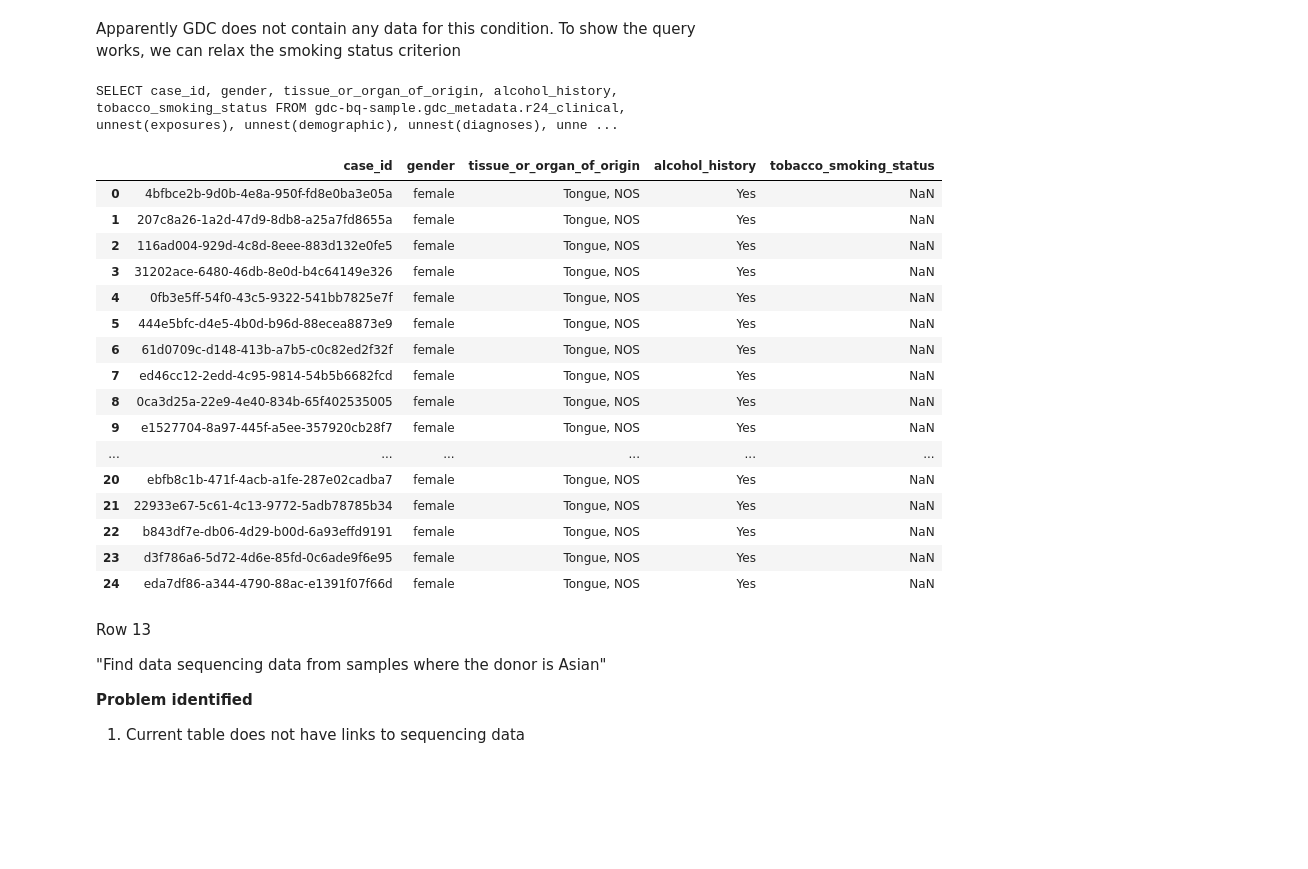
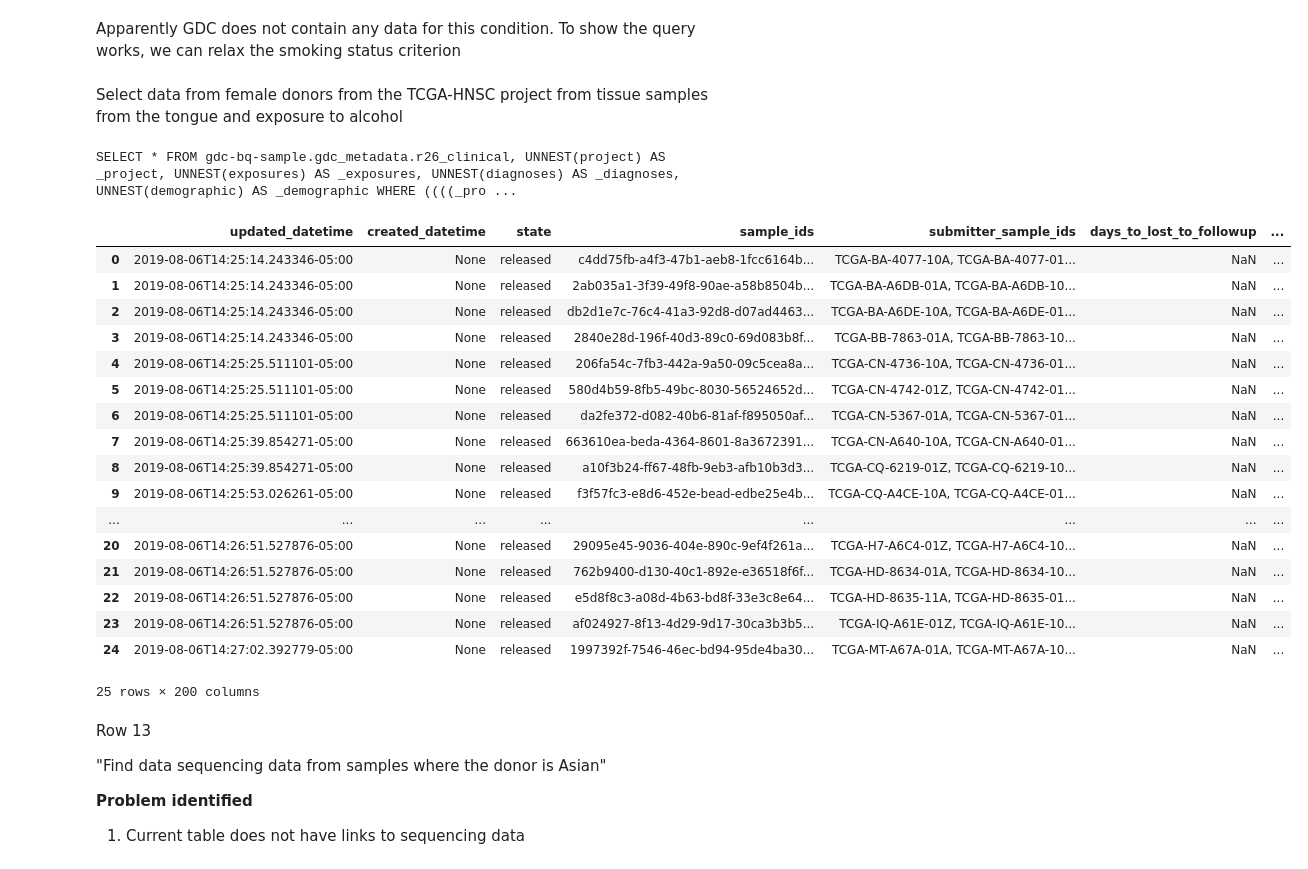
Before and after one commit to CancerDataAggregator/translator-prototype, a Jupyter notebook: CDA-MVP-Query-examples.ipynb, the cells around one changed output. Cells and saved outputs as stored; diff of their text form; code cells hidden in the pictures; blank space fills up the shorter version.

```diff
--- a/CDA-MVP-Query-examples.ipynb
+++ b/CDA-MVP-Query-examples.ipynb
@@ -109,29 +114,38 @@ SELECT case_id, gender, tissue_or_organ_of_origin, alcohol_history, tobacco_smok
 # %% [markdown]
 Apparently GDC does not contain any data for this condition. To show the query works, we can relax the smoking status criterion
-# %%
-columns = ['case_id', 'gender', 'tissue_or_organ_of_origin', 'alcohol_history', 'tobacco_smoking_status']
-q = c1.And(c2).And(c3).And(c4)
-print(q.sql(columns, dataset))
-q.as_df(columns, dataset)
-# %% [output]
-SELECT case_id, gender, tissue_or_organ_of_origin, alcohol_history, tobacco_smoking_status FROM gdc-bq-sample.gdc_metadata.r24_clinical, unnest(exposures), unnest(demographic), unnest(diagnoses), unne ...
-|  | case_id | gender | tissue_or_organ_of_origin | alcohol_history | tobacco_smoking_status |
-| 0 | 4bfbce2b-9d0b-4e8a-950f-fd8e0ba3e05a | female | Tongue, NOS | Yes | NaN |
-| 1 | 207c8a26-1a2d-47d9-8db8-a25a7fd8655a | female | Tongue, NOS | Yes | NaN |
-| 2 | 116ad004-929d-4c8d-8eee-883d132e0fe5 | female | Tongue, NOS | Yes | NaN |
-| 3 | 31202ace-6480-46db-8e0d-b4c64149e326 | female | Tongue, NOS | Yes | NaN |
-| 4 | 0fb3e5ff-54f0-43c5-9322-541bb7825e7f | female | Tongue, NOS | Yes | NaN |
-| 5 | 444e5bfc-d4e5-4b0d-b96d-88ecea8873e9 | female | Tongue, NOS | Yes | NaN |
-| 6 | 61d0709c-d148-413b-a7b5-c0c82ed2f32f | female | Tongue, NOS | Yes | NaN |
-| 7 | ed46cc12-2edd-4c95-9814-54b5b6682fcd | female | Tongue, NOS | Yes | NaN |
-| 8 | 0ca3d25a-22e9-4e40-834b-65f402535005 | female | Tongue, NOS | Yes | NaN |
-| 9 | e1527704-8a97-445f-a5ee-357920cb28f7 | female | Tongue, NOS | Yes | NaN |
-| ... | ... | ... | ... | ... | ... |
-| 20 | ebfb8c1b-471f-4acb-a1fe-287e02cadba7 | female | Tongue, NOS | Yes | NaN |
-| 21 | 22933e67-5c61-4c13-9772-5adb78785b34 | female | Tongue, NOS | Yes | NaN |
-| 22 | b843df7e-db06-4d29-b00d-6a93effd9191 | female | Tongue, NOS | Yes | NaN |
-| 23 | d3f786a6-5d72-4d6e-85fd-0c6ade9f6e95 | female | Tongue, NOS | Yes | NaN |
-| 24 | eda7df86-a344-4790-88ac-e1391f07f66d | female | Tongue, NOS | Yes | NaN |
+# %% [markdown]
+Select data from female donors from the TCGA-HNSC project from tissue samples from the tongue and exposure to alcohol
+# %%
+c1 = C('project.project_id', '=', 'TCGA-HNSC')
+c2 = C('demographic.gender', '=', 'female')
+c3 = C('diagnoses.tissue_or_organ_of_origin', '=', 'Tongue, NOS')
+c4 = C('exposures.alcohol_history', '=', 'Yes')
+
+c = c1.And(c2).And(c3).And(c4)
+print(dataset.sql(c))
+rows = dataset.query(c)
+
+rows.to_dataframe()
+# %% [output]
+SELECT * FROM gdc-bq-sample.gdc_metadata.r26_clinical, UNNEST(project) AS _project, UNNEST(exposures) AS _exposures, UNNEST(diagnoses) AS _diagnoses, UNNEST(demographic) AS _demographic WHERE ((((_pro ...
+|  | updated_datetime | created_datetime | state | sample_ids | submitter_sample_ids | days_to_lost_to_followup | ... |
+| 0 | 2019-08-06T14:25:14.243346-05:00 | None | released | c4dd75fb-a4f3-47b1-aeb8-1fcc6164b... | TCGA-BA-4077-10A, TCGA-BA-4077-01... | NaN | ... |
+| 1 | 2019-08-06T14:25:14.243346-05:00 | None | released | 2ab035a1-3f39-49f8-90ae-a58b8504b... | TCGA-BA-A6DB-01A, TCGA-BA-A6DB-10... | NaN | ... |
+| 2 | 2019-08-06T14:25:14.243346-05:00 | None | released | db2d1e7c-76c4-41a3-92d8-d07ad4463... | TCGA-BA-A6DE-10A, TCGA-BA-A6DE-01... | NaN | ... |
+| 3 | 2019-08-06T14:25:14.243346-05:00 | None | released | 2840e28d-196f-40d3-89c0-69d083b8f... | TCGA-BB-7863-01A, TCGA-BB-7863-10... | NaN | ... |
+| 4 | 2019-08-06T14:25:25.511101-05:00 | None | released | 206fa54c-7fb3-442a-9a50-09c5cea8a... | TCGA-CN-4736-10A, TCGA-CN-4736-01... | NaN | ... |
+| 5 | 2019-08-06T14:25:25.511101-05:00 | None | released | 580d4b59-8fb5-49bc-8030-56524652d... | TCGA-CN-4742-01Z, TCGA-CN-4742-01... | NaN | ... |
+| 6 | 2019-08-06T14:25:25.511101-05:00 | None | released | da2fe372-d082-40b6-81af-f895050af... | TCGA-CN-5367-01A, TCGA-CN-5367-01... | NaN | ... |
+| 7 | 2019-08-06T14:25:39.854271-05:00 | None | released | 663610ea-beda-4364-8601-8a3672391... | TCGA-CN-A640-10A, TCGA-CN-A640-01... | NaN | ... |
+| 8 | 2019-08-06T14:25:39.854271-05:00 | None | released | a10f3b24-ff67-48fb-9eb3-afb10b3d3... | TCGA-CQ-6219-01Z, TCGA-CQ-6219-10... | NaN | ... |
+| 9 | 2019-08-06T14:25:53.026261-05:00 | None | released | f3f57fc3-e8d6-452e-bead-edbe25e4b... | TCGA-CQ-A4CE-10A, TCGA-CQ-A4CE-01... | NaN | ... |
+| ... | ... | ... | ... | ... | ... | ... | ... |
+| 20 | 2019-08-06T14:26:51.527876-05:00 | None | released | 29095e45-9036-404e-890c-9ef4f261a... | TCGA-H7-A6C4-01Z, TCGA-H7-A6C4-10... | NaN | ... |
+| 21 | 2019-08-06T14:26:51.527876-05:00 | None | released | 762b9400-d130-40c1-892e-e36518f6f... | TCGA-HD-8634-01A, TCGA-HD-8634-10... | NaN | ... |
+| 22 | 2019-08-06T14:26:51.527876-05:00 | None | released | e5d8f8c3-a08d-4b63-bd8f-33e3c8e64... | TCGA-HD-8635-11A, TCGA-HD-8635-01... | NaN | ... |
+| 23 | 2019-08-06T14:26:51.527876-05:00 | None | released | af024927-8f13-4d29-9d17-30ca3b3b5... | TCGA-IQ-A61E-01Z, TCGA-IQ-A61E-10... | NaN | ... |
+| 24 | 2019-08-06T14:27:02.392779-05:00 | None | released | 1997392f-7546-46ec-bd94-95de4ba30... | TCGA-MT-A67A-01A, TCGA-MT-A67A-10... | NaN | ... |
+25 rows × 200 columns
 # %% [markdown]
 Row 13
 
```
Also changed, not shown: parts of 17 cells of this notebook, 1 other file.
